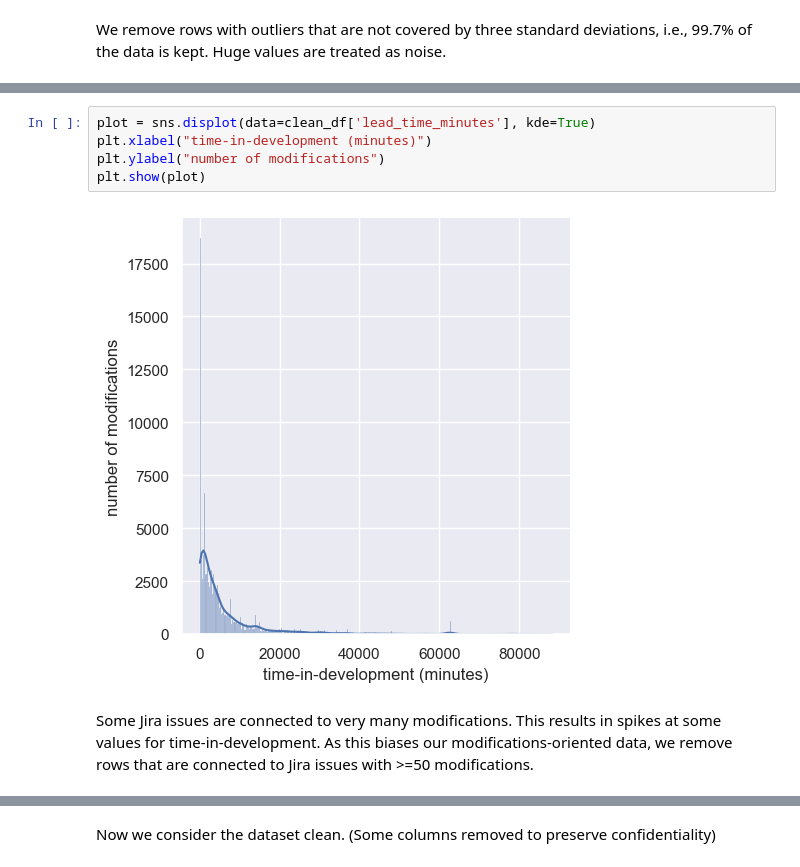
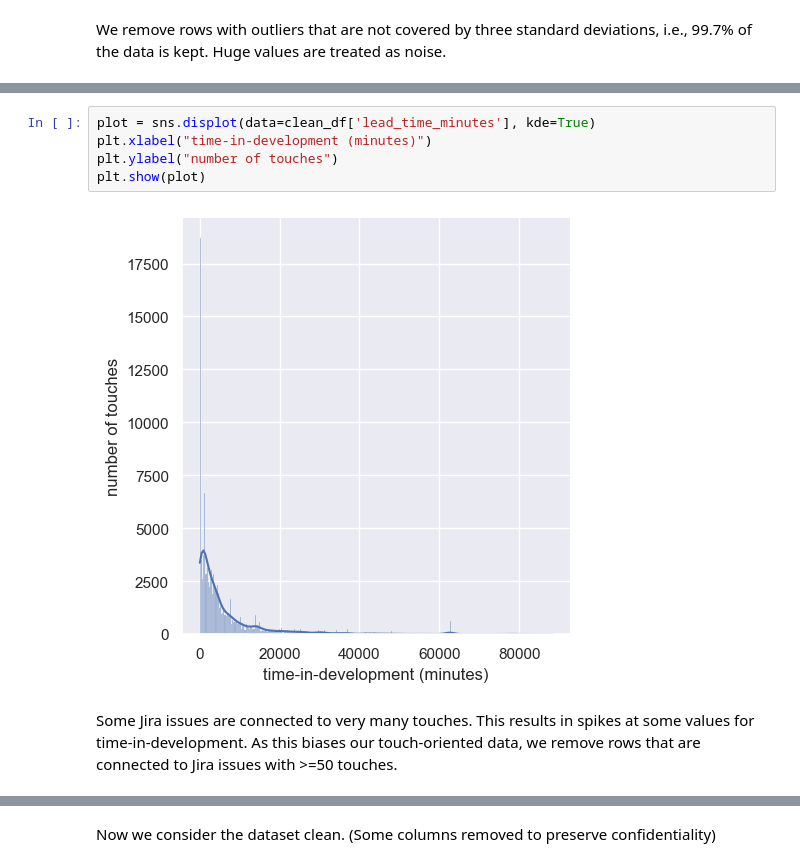
Before and after one commit to codescene-research/u-owns-the-code-ease-2023, a Jupyter notebook: EASE23_U_Owns_the_Code.ipynb, the cells around one changed output, grey strips where cells are left out. Drawn from its saved outputs; the diff is of its cells as text.

```diff
--- a/EASE23_U_Owns_the_Code.ipynb
+++ b/EASE23_U_Owns_the_Code.ipynb
@@ -168,12 +142,12 @@ clean_df.describe()
 # %%
 plot = sns.displot(data=clean_df['lead_time_minutes'], kde=True)
 plt.xlabel("time-in-development (minutes)")
-plt.ylabel("number of modifications")
+plt.ylabel("number of touches")
 plt.show(plot)
 # %% [output]
-[figure, old version]
+[figure, new version]
 # %% [markdown]
-Some Jira issues are connected to very many modifications. This results in spikes at some values for time-in-development. As this biases our modifications-oriented data, we remove rows that are connected to Jira issues with >=50 modifications.
+Some Jira issues are connected to very many touches. This results in spikes at some values for time-in-development. As this biases our touch-oriented data, we remove rows that are connected to Jira issues with >=50 touches.
 # %%
 clean_df =  clean_df.groupby('ticket_id').filter(lambda x : len(x)<50)
 
```
Also changed, not shown: parts of 49 cells of this notebook.
